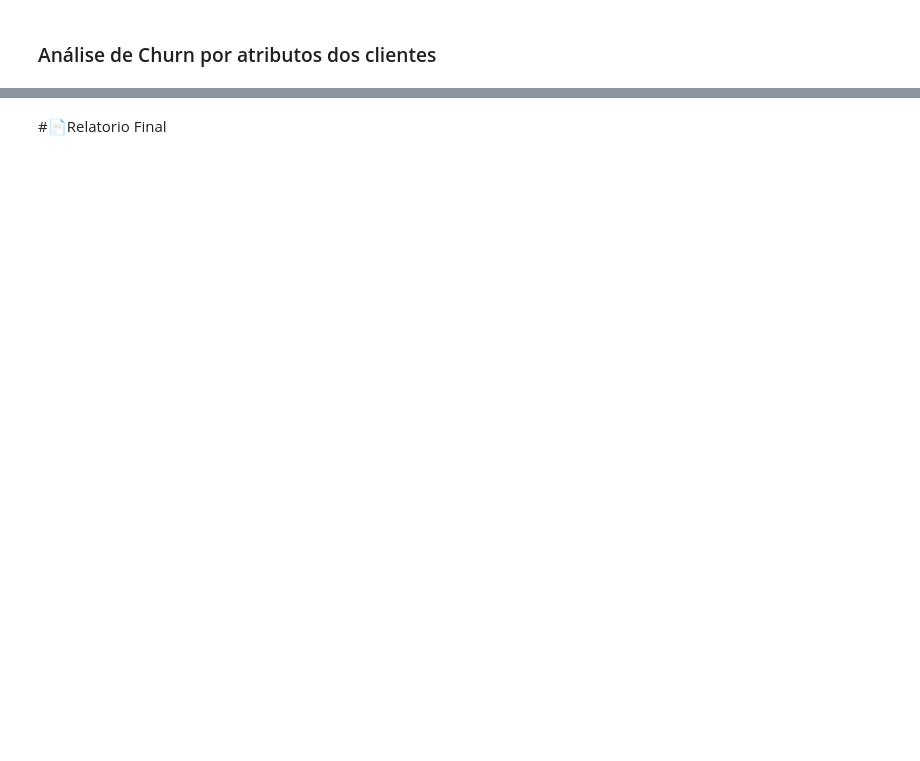
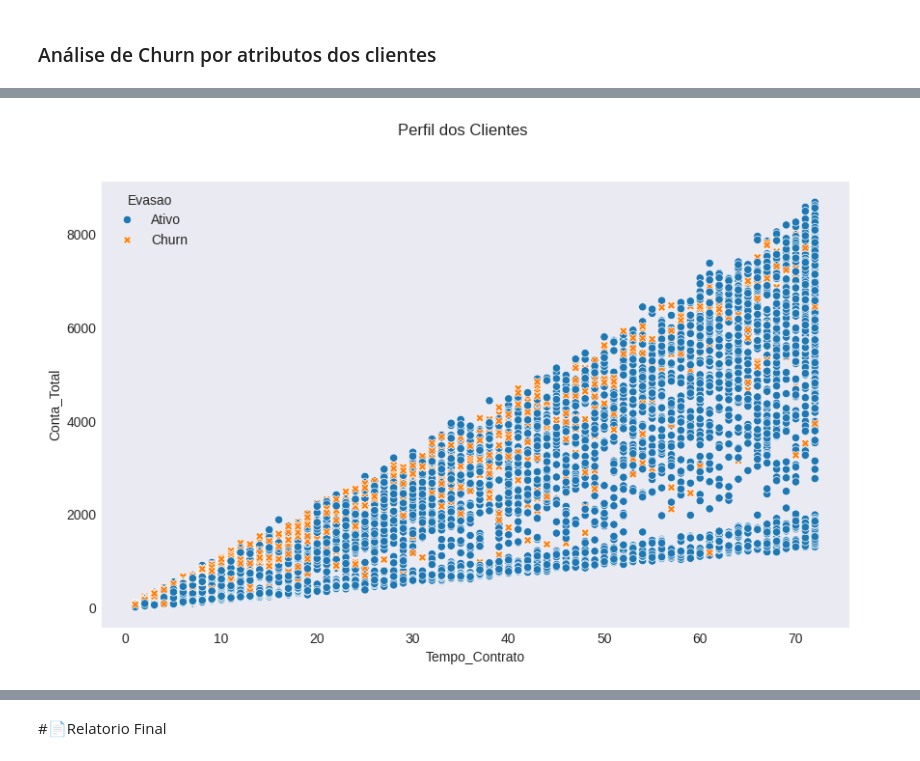
Before and after one commit to mauricioaalmeida/ONE-TelecomX, a Jupyter notebook: TelecomX_BR.ipynb, the cells around one changed output, grey strips where cells are left out. Cells and saved outputs as stored; diff of their text form; code cells hidden in the pictures; blank space fills up the shorter version.

```diff
--- a/TelecomX_BR.ipynb
+++ b/TelecomX_BR.ipynb
@@ -1508,0 +1500,13 @@ ouro_Churn_Cliente
+# %%
+query = """
+  SELECT CASE WHEN Churn = 1 THEN 'Churn' WHEN Churn = 0 THEN 'Ativo' END as Evasao,
+  Tempo_Contrato,
+  Conta_Mensal,Conta_Total,Conta_Diarias,
+  FROM dim_contratos as c
+  -- INNER JOIN dim_clientes as c ON cont.ID_Cliente = c.ID_Cliente
+  INNER JOIN fato_gastos as g ON c.ID_Cliente = g.ID_Cliente
+
+"""
+ouro_Evasao_Conta = db.sql(query).df()
+ouro_Evasao_Conta.to_parquet('data/ouro/DW_Evasao_Conta.parquet')
+ouro_Evasao_Conta.head()
@@ -1508,0 +1520,10 @@ ouro_Churn_Cliente
+# %%
+with plt.style.context('seaborn-v0_8-dark'):
+  max_y = 1800
+  cores = sns.color_palette("dark")
+  fig, ax = plt.subplots(figsize=(10,6))
+  fig.suptitle('Perfil dos Clientes')
+  sns.scatterplot(data=ouro_Evasao_Conta, x="Tempo_Contrato", y="Conta_Total", hue="Evasao", style="Evasao")
+  plt.show()
+# %% [output]
+[figure, added]
```
Also changed, not shown: parts of 62 cells of this notebook.
